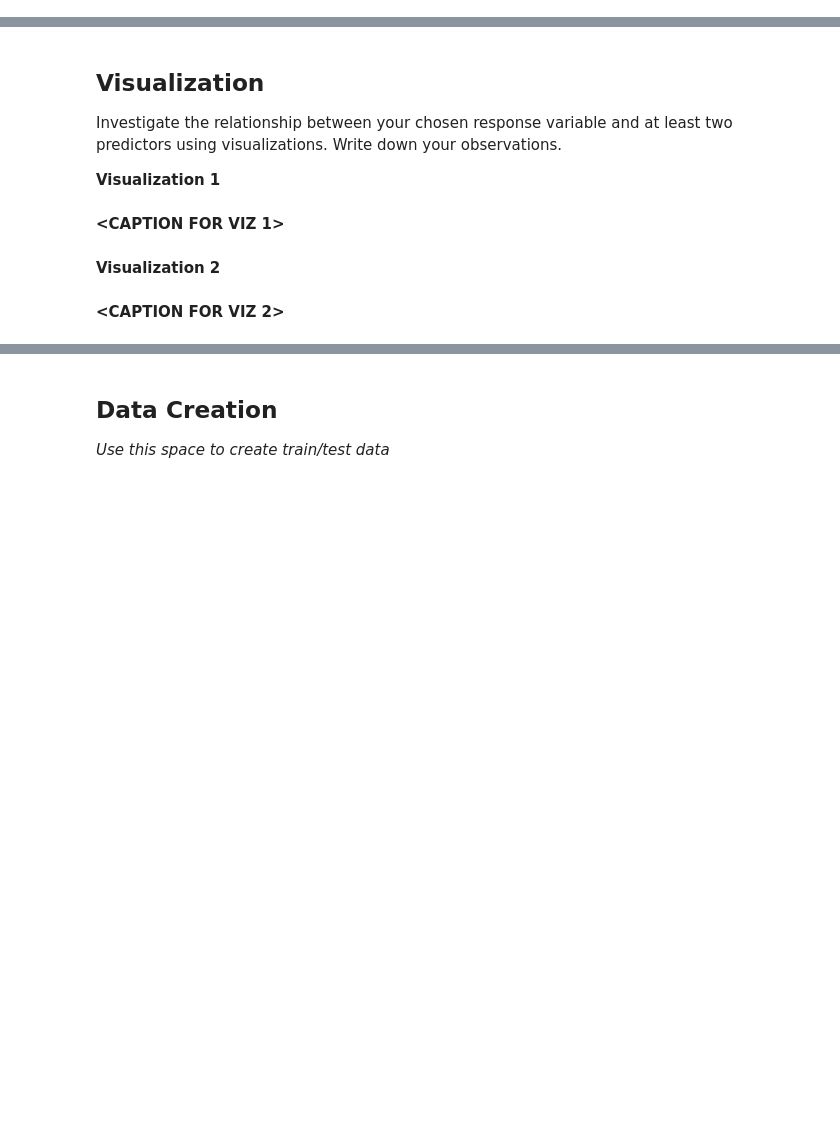
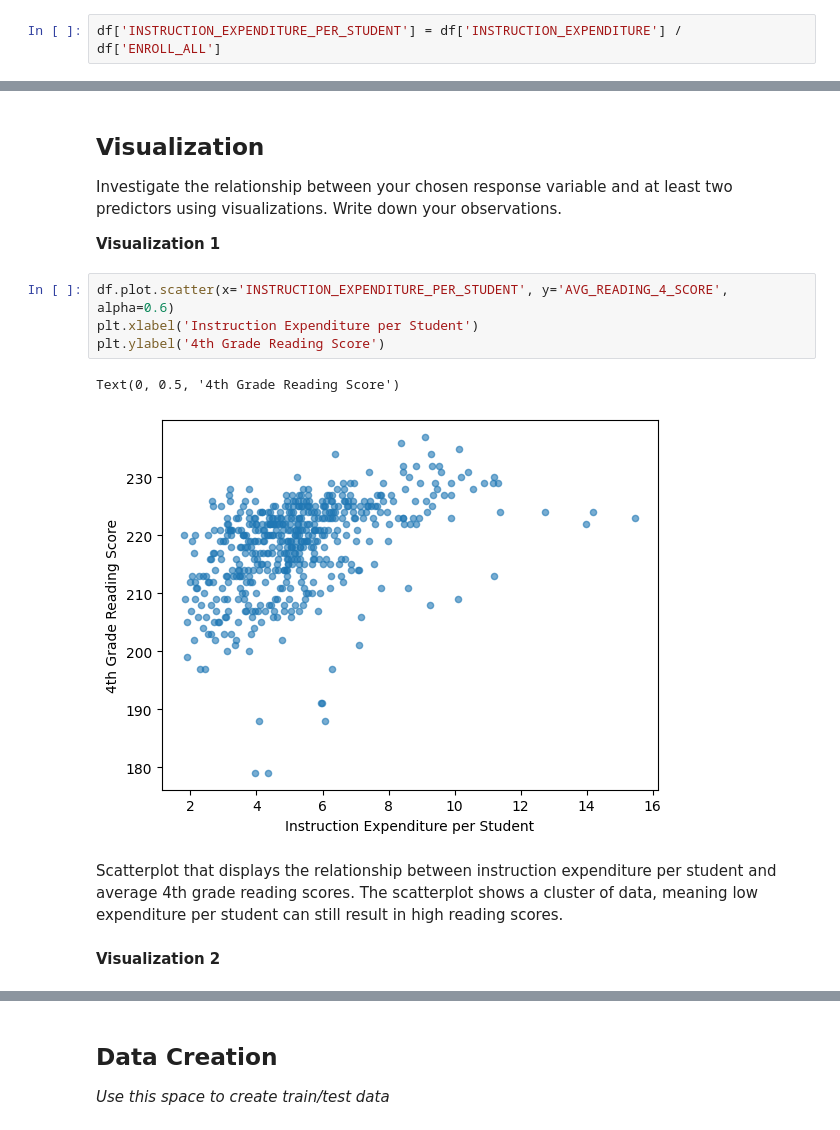
Before and after one commit to mal1kova/MDST-Tutorial, a Jupyter notebook: tutorial1/checkpoint1.ipynb, the cells around one changed output, grey strips where cells are left out. Drawn from its saved outputs; the diff is of its cells as text; blank space fills up the shorter version.

```diff
--- a/tutorial1/checkpoint1.ipynb
+++ b/tutorial1/checkpoint1.ipynb
@@ -118,0 +147,2 @@ Feature engineering justification: **<BRIEFLY DESCRIBE WHY YOU MADE THE CHANGES
+# %%
+df['INSTRUCTION_EXPENDITURE_PER_STUDENT'] = df['INSTRUCTION_EXPENDITURE'] / df['ENROLL_ALL']
@@ -122,9 +154,14 @@ Feature engineering justification: **<BRIEFLY DESCRIBE WHY YOU MADE THE CHANGES
 Investigate the relationship between your chosen response variable and at least two predictors using visualizations. Write down your observations.
 
 **Visualization 1**
-# %% [markdown]
-**<CAPTION FOR VIZ 1>**
+# %%
+df.plot.scatter(x='INSTRUCTION_EXPENDITURE_PER_STUDENT', y='AVG_READING_4_SCORE', alpha=0.6)
+plt.xlabel('Instruction Expenditure per Student')
+plt.ylabel('4th Grade Reading Score')
+# %% [output]
+Text(0, 0.5, '4th Grade Reading Score')
+[figure, added]
+# %% [markdown]
+Scatterplot that displays the relationship between instruction expenditure per student and average 4th grade reading scores. The scatterplot shows a cluster of data, meaning low expenditure per student can still result in high reading scores.
 # %% [markdown]
 **Visualization 2**
-# %% [markdown]
-**<CAPTION FOR VIZ 2>**
```
Also changed, not shown: parts of 17 cells of this notebook.
